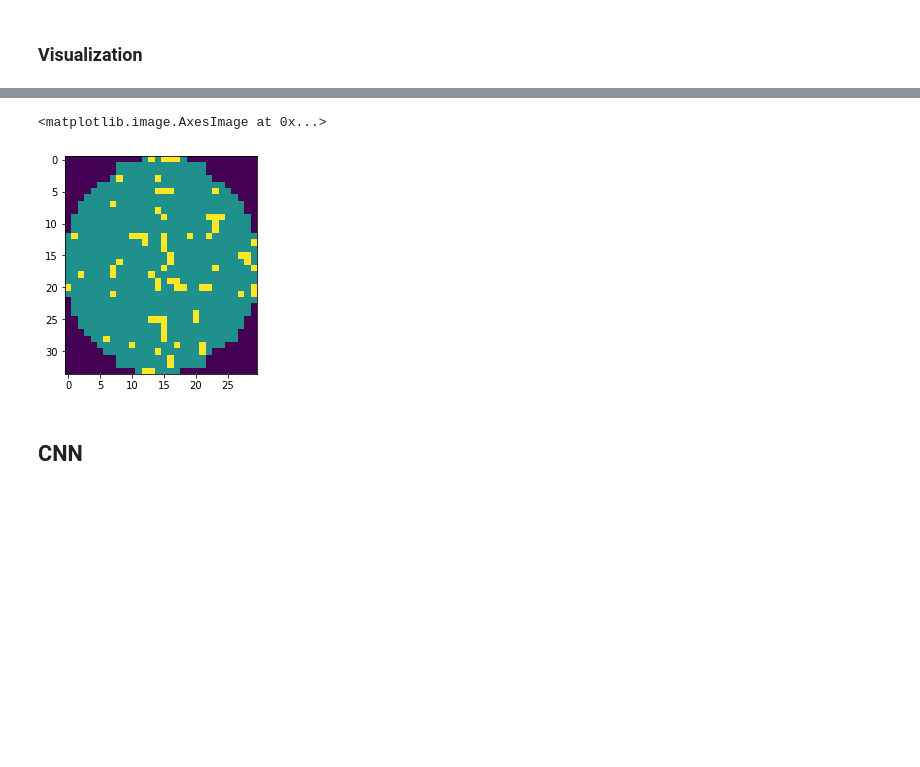
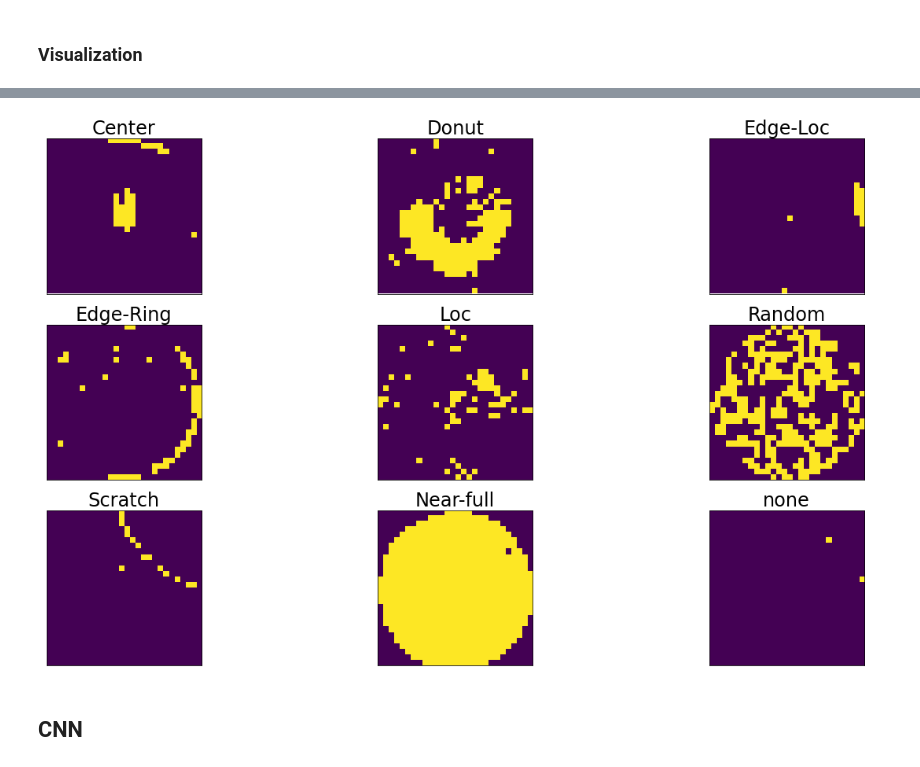
Before and after one commit to AllenShiah/Wafer-Failure-Detection, a Jupyter notebook: Wafer Failure Detection.ipynb, the cells around one changed output, grey strips where cells are left out. Saved outputs shown, nothing was run; the diff lists cells and outputs as text; code cells hidden in the pictures; blank space fills up the shorter version.

```diff
--- a/Wafer Failure Detection.ipynb
+++ b/Wafer Failure Detection.ipynb
@@ -243,9 +267,23 @@ plt.imshow(a)
-# %%
-# image after resizing
-plt.imshow(b)
-# %% [output]
-<matplotlib.image.AxesImage at 0x...>
-[figure, removed]
+# %%
+
+# After image transformation
+x = [43, 6509, 35, 53163, 578, 43894, 130,  25082, 4]
+labels2 = ['Center','Donut','Edge-Loc','Edge-Ring','Loc','Random','Scratch','Near-full', 'None']
+
+
+fig, ax = plt.subplots(nrows = 3, ncols = 3, figsize=(20, 10))
+ax = ax.ravel(order='C')
+for i in range(9):
+    img = train_x[x[i]]
+    ax[i].imshow(img)
+    ax[i].set_title(data_training.failureType[x[i]][0][0],fontsize=24)
+    ax[i].set_xticks([])
+    ax[i].set_yticks([])
+
+plt.tight_layout()
+plt.show()
+# %% [output]
+[figure, added]
 # %% [markdown]
 ## CNN
 # %%
```
Also changed, not shown: parts of 17 cells of this notebook.
